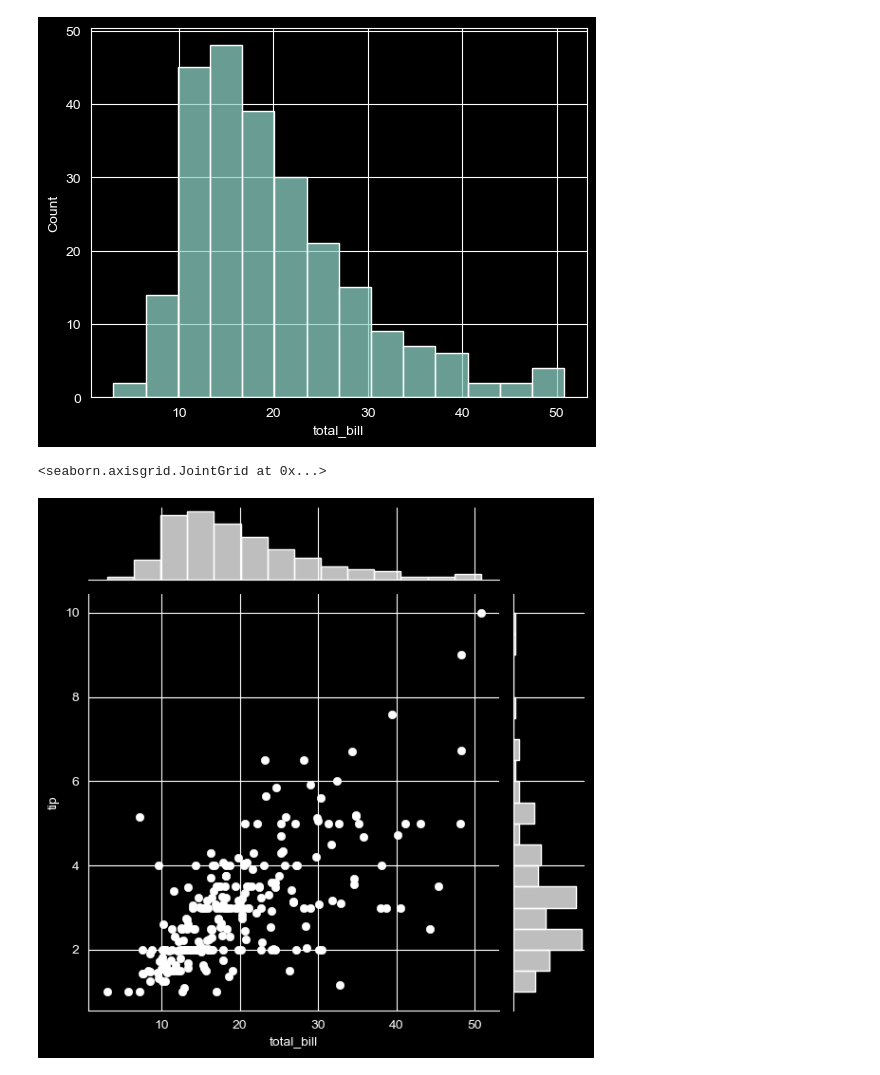
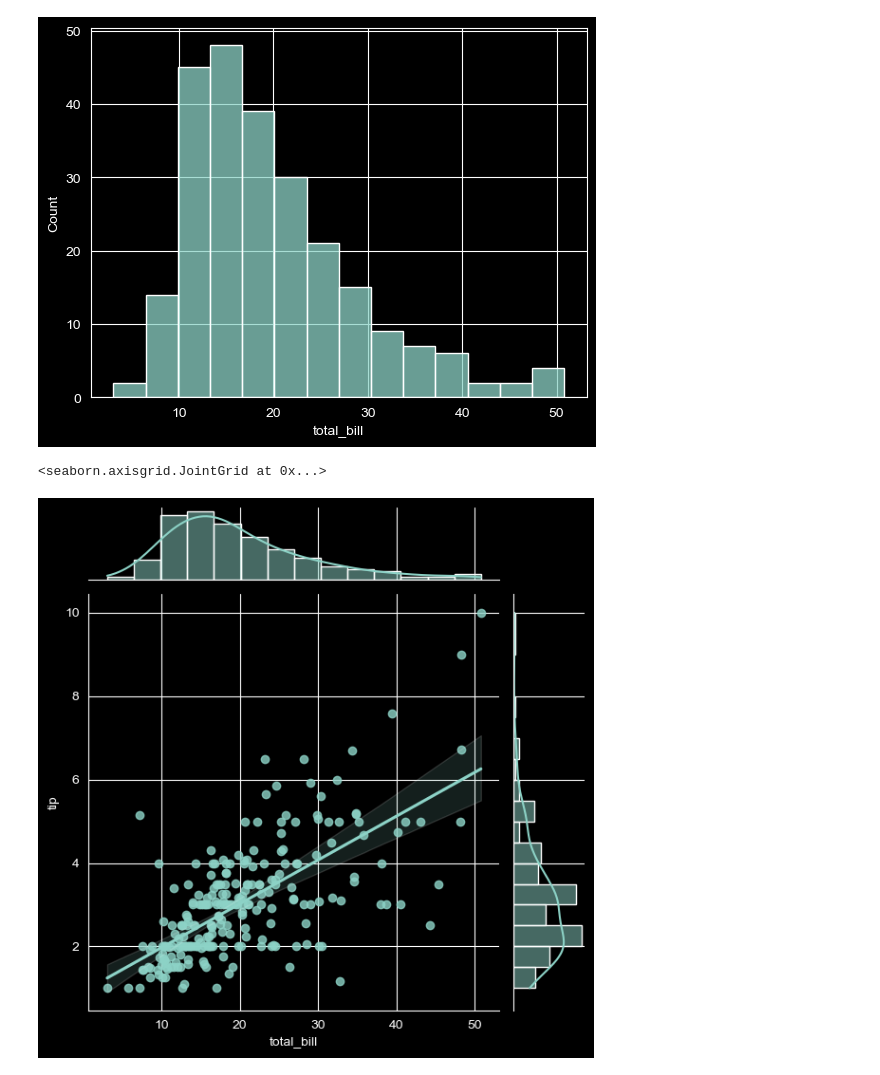
Before and after one commit to vivekkumars21/FFRAM, a Jupyter notebook: seabon.ipynb, the cells around one changed output. Cells and saved outputs as stored; diff of their text form; code cells hidden in the pictures.

```diff
--- a/seabon.ipynb
+++ b/seabon.ipynb
@@ -18,7 +19,7 @@ sns.histplot(df['total_bill'])
 <Axes: xlabel='total_bill', ylabel='Count'>
 [figure]
 # %%
-sns.jointplot(x = df['total_bill'],y = df['tip'], kind= 'scatter',color = 'white')
+sns.jointplot(x = df['total_bill'],y = df['tip'],data= df,kind = 'reg')
 # %% [output]
 <seaborn.axisgrid.JointGrid at 0x...>
-[figure, old version]
+[figure, new version]
```
Also changed, not shown: parts of 2 cells of this notebook.
